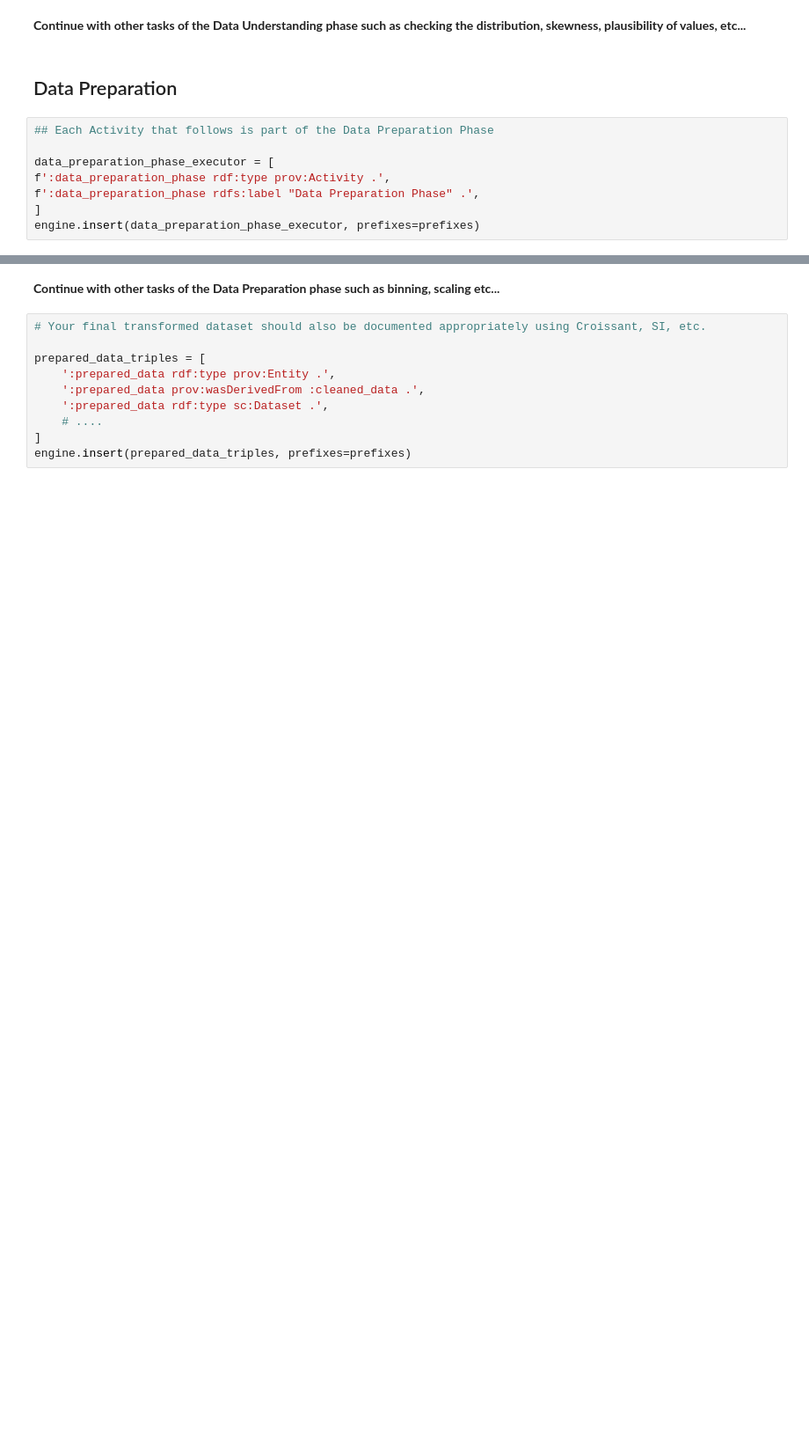
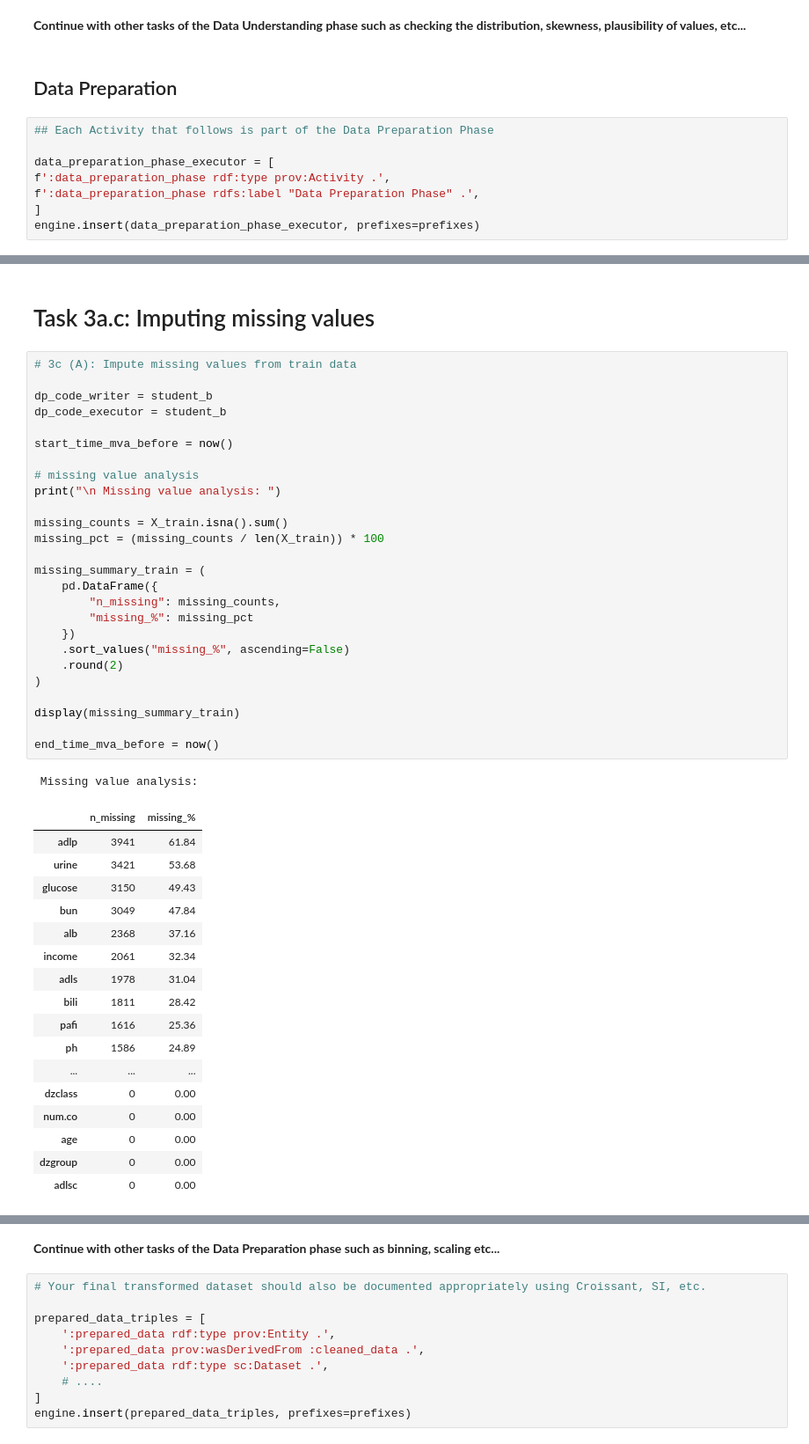
Before and after one commit to morawia/hospital-los, a Jupyter notebook: notebook/BI-hospital-los_251201.ipynb, the cells around one changed output, grey strips where cells are left out. Shown at 88% size. Cells and saved outputs as stored; diff of their text form; blank space fills up the shorter version.

Commit message:
Added partial implementation of data preparation

```diff
--- a/notebook/BI-hospital-los_251201.ipynb
+++ b/notebook/BI-hospital-los_251201.ipynb
@@ -1295,0 +1463,47 @@ engine.insert(data_preparation_phase_executor, prefixes=prefixes)
+# %% [markdown]
+# Task 3a.c: Imputing missing values
+# %%
+# 3c (A): Impute missing values from train data
+
+dp_code_writer = student_b
+dp_code_executor = student_b
+
+start_time_mva_before = now()
+
+# missing value analysis
+print("\n Missing value analysis: ")
+
+missing_counts = X_train.isna().sum()
+missing_pct = (missing_counts / len(X_train)) * 100
+
+missing_summary_train = (
+    pd.DataFrame({
+        "n_missing": missing_counts,
+        "missing_%": missing_pct
+    })
+    .sort_values("missing_%", ascending=False)
+    .round(2)
+)
+
+display(missing_summary_train)
+
+end_time_mva_before = now()
+# %% [output]
+ Missing value analysis:
+|  | n_missing | missing_% |
+| adlp | 3941 | 61.84 |
+| urine | 3421 | 53.68 |
+| glucose | 3150 | 49.43 |
+| bun | 3049 | 47.84 |
+| alb | 2368 | 37.16 |
+| income | 2061 | 32.34 |
+| adls | 1978 | 31.04 |
+| bili | 1811 | 28.42 |
+| pafi | 1616 | 25.36 |
+| ph | 1586 | 24.89 |
+| ... | ... | ... |
+| dzclass | 0 | 0.00 |
+| num.co | 0 | 0.00 |
+| age | 0 | 0.00 |
+| dzgroup | 0 | 0.00 |
+| adlsc | 0 | 0.00 |
```
Also changed, not shown: parts of 38 cells of this notebook.
